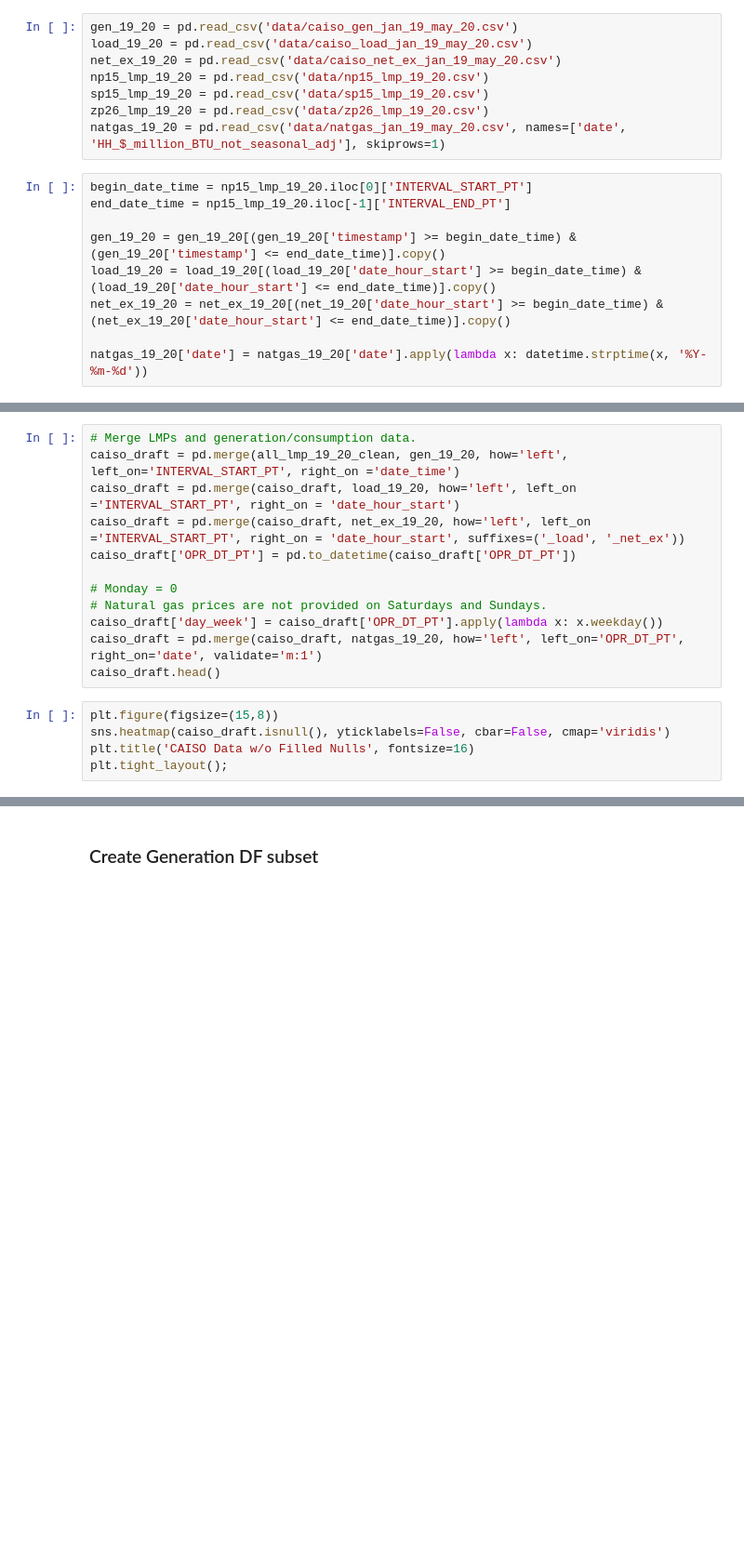
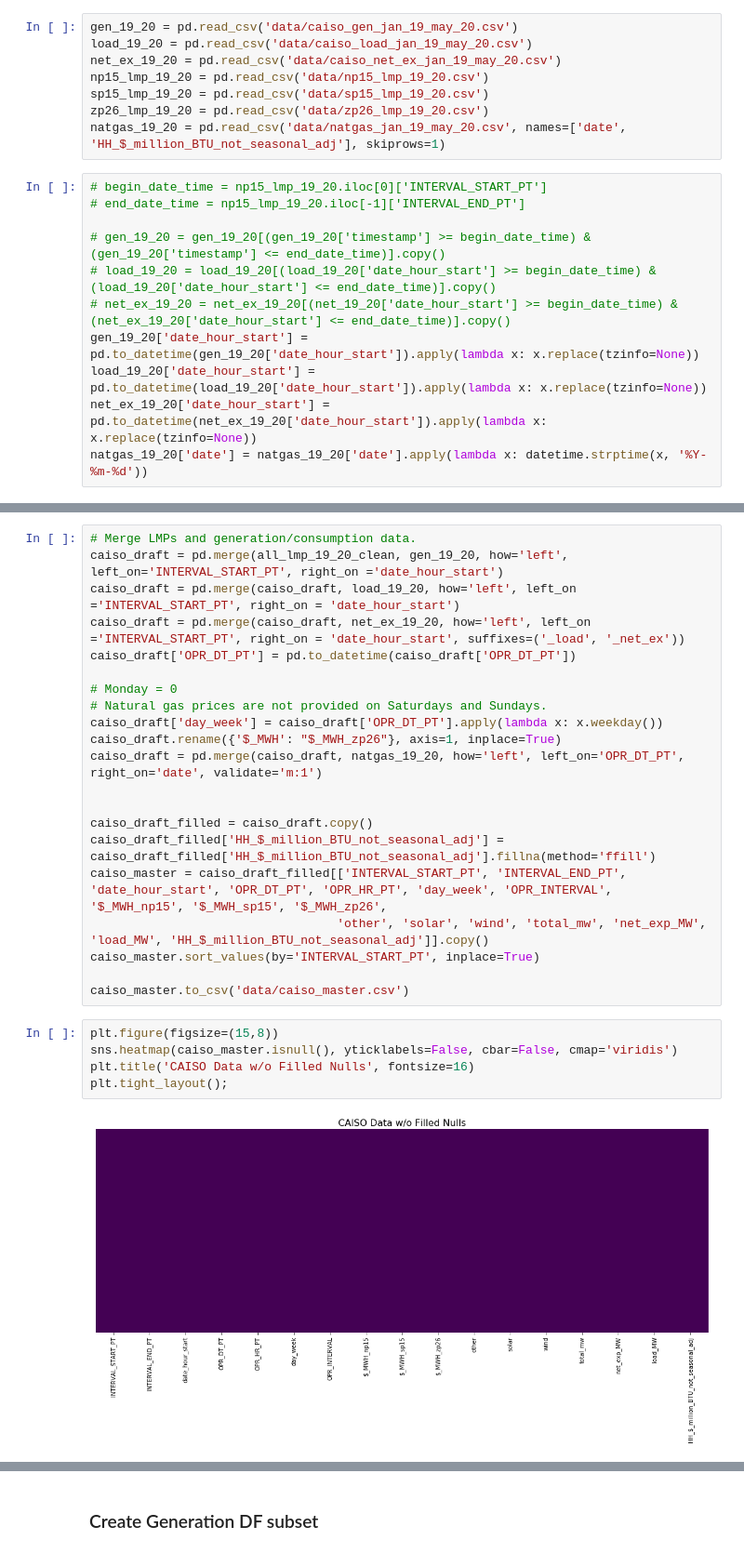
Before and after one commit to Morgan-Sell/caiso-price-forecast, a Jupyter notebook: caiso-eda.ipynb, the cells around one changed output, grey strips where cells are left out. Shown: that part at 93% size. Cells and saved outputs as stored; diff of their text form; blank space fills up the shorter version.

```diff
--- a/caiso-eda.ipynb
+++ b/caiso-eda.ipynb
@@ -557,13 +557,15 @@ sp15_lmp_19_20 = pd.read_csv('data/sp15_lmp_19_20.csv')
 zp26_lmp_19_20 = pd.read_csv('data/zp26_lmp_19_20.csv')
 natgas_19_20 = pd.read_csv('data/natgas_jan_19_may_20.csv', names=['date', 'HH_$_million_BTU_not_seasonal_adj'], skiprows=1)
 # %%
-begin_date_time = np15_lmp_19_20.iloc[0]['INTERVAL_START_PT']
-end_date_time = np15_lmp_19_20.iloc[-1]['INTERVAL_END_PT']
+# begin_date_time = np15_lmp_19_20.iloc[0]['INTERVAL_START_PT']
+# end_date_time = np15_lmp_19_20.iloc[-1]['INTERVAL_END_PT']
 
-gen_19_20 = gen_19_20[(gen_19_20['timestamp'] >= begin_date_time) & (gen_19_20['timestamp'] <= end_date_time)].copy()
-load_19_20 = load_19_20[(load_19_20['date_hour_start'] >= begin_date_time) & (load_19_20['date_hour_start'] <= end_date_time)].copy()
-net_ex_19_20 = net_ex_19_20[(net_19_20['date_hour_start'] >= begin_date_time) & (net_ex_19_20['date_hour_start'] <= end_date_time)].copy()
-
+# gen_19_20 = gen_19_20[(gen_19_20['timestamp'] >= begin_date_time) & (gen_19_20['timestamp'] <= end_date_time)].copy()
+# load_19_20 = load_19_20[(load_19_20['date_hour_start'] >= begin_date_time) & (load_19_20['date_hour_start'] <= end_date_time)].copy()
+# net_ex_19_20 = net_ex_19_20[(net_19_20['date_hour_start'] >= begin_date_time) & (net_ex_19_20['date_hour_start'] <= end_date_time)].copy()
+gen_19_20['date_hour_start'] = pd.to_datetime(gen_19_20['date_hour_start']).apply(lambda x: x.replace(tzinfo=None))
+load_19_20['date_hour_start'] = pd.to_datetime(load_19_20['date_hour_start']).apply(lambda x: x.replace(tzinfo=None))
+net_ex_19_20['date_hour_start'] = pd.to_datetime(net_ex_19_20['date_hour_start']).apply(lambda x: x.replace(tzinfo=None))
 natgas_19_20['date'] = natgas_19_20['date'].apply(lambda x: datetime.strptime(x, '%Y-%m-%d'))
 # %%
 # Check supply = demand.
@@ -587,6 +618,6 @@ all_lmp_19_20_clean.info()
 # %%
 # Merge LMPs and generation/consumption data.
-caiso_draft = pd.merge(all_lmp_19_20_clean, gen_19_20, how='left', left_on='INTERVAL_START_PT', right_on ='date_time')
+caiso_draft = pd.merge(all_lmp_19_20_clean, gen_19_20, how='left', left_on='INTERVAL_START_PT', right_on ='date_hour_start')
 caiso_draft = pd.merge(caiso_draft, load_19_20, how='left', left_on ='INTERVAL_START_PT', right_on = 'date_hour_start')
 caiso_draft = pd.merge(caiso_draft, net_ex_19_20, how='left', left_on ='INTERVAL_START_PT', right_on = 'date_hour_start', suffixes=('_load', '_net_ex'))
 caiso_draft['OPR_DT_PT'] = pd.to_datetime(caiso_draft['OPR_DT_PT'])
@@ -594,13 +625,24 @@ caiso_draft['OPR_DT_PT'] = pd.to_datetime(caiso_draft['OPR_DT_PT'])
 # Monday = 0
 # Natural gas prices are not provided on Saturdays and Sundays.
 caiso_draft['day_week'] = caiso_draft['OPR_DT_PT'].apply(lambda x: x.weekday())
+caiso_draft.rename({'$_MWH': "$_MWH_zp26"}, axis=1, inplace=True)
 caiso_draft = pd.merge(caiso_draft, natgas_19_20, how='left', left_on='OPR_DT_PT', right_on='date', validate='m:1')
-caiso_draft.head()
+
+
+caiso_draft_filled = caiso_draft.copy()
+caiso_draft_filled['HH_$_million_BTU_not_seasonal_adj'] = caiso_draft_filled['HH_$_million_BTU_not_seasonal_adj'].fillna(method='ffill')
+caiso_master = caiso_draft_filled[['INTERVAL_START_PT', 'INTERVAL_END_PT', 'date_hour_start', 'OPR_DT_PT', 'OPR_HR_PT', 'day_week', 'OPR_INTERVAL', '$_MWH_np15', '$_MWH_sp15', '$_MWH_zp26',
+                                  'other', 'solar', 'wind', 'total_mw', 'net_exp_MW', 'load_MW', 'HH_$_million_BTU_not_seasonal_adj']].copy()
+caiso_master.sort_values(by='INTERVAL_START_PT', inplace=True)
+
+caiso_master.to_csv('data/caiso_master.csv')
 # %%
 plt.figure(figsize=(15,8))
-sns.heatmap(caiso_draft.isnull(), yticklabels=False, cbar=False, cmap='viridis')
+sns.heatmap(caiso_master.isnull(), yticklabels=False, cbar=False, cmap='viridis')
 plt.title('CAISO Data w/o Filled Nulls', fontsize=16)
 plt.tight_layout();
+# %% [output]
+[figure, added]
 # %%
 caiso_draft_filled = caiso_draft.copy()
 caiso_draft_filled['HH_$_million_BTU_not_seasonal_adj'] = caiso_draft_filled['HH_$_million_BTU_not_seasonal_adj'].fillna(method='ffill')
```
Also changed, not shown: parts of 18 cells of this notebook.
